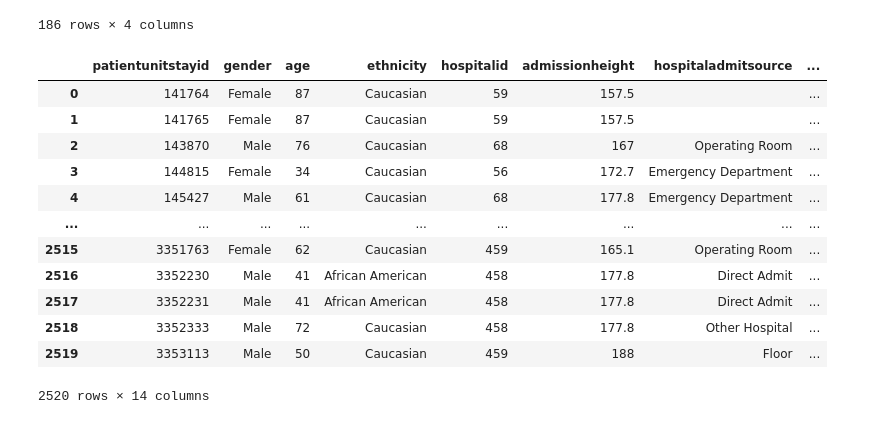
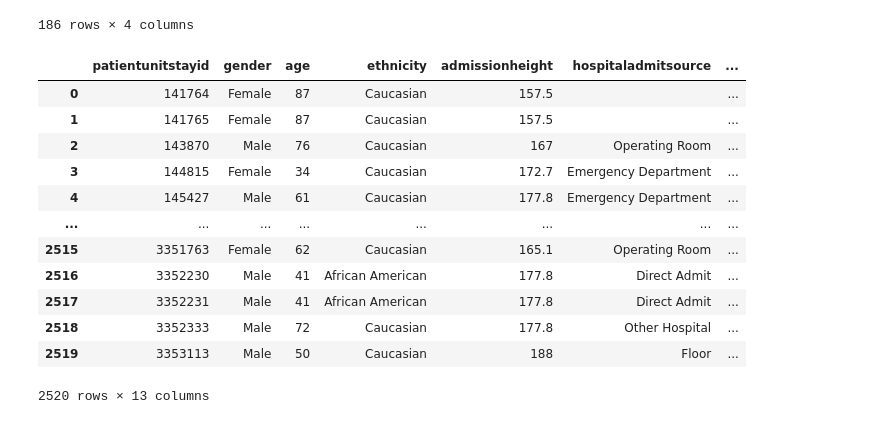
Before and after one commit to eduruiz00/dedalus-datathon, a Jupyter notebook: start.ipynb, the cells around one changed output. Saved outputs shown, nothing was run; the diff lists cells and outputs as text; code cells hidden in the pictures.

```diff
--- a/start.ipynb
+++ b/start.ipynb
@@ -15,5 +10,14 @@ Successfully installed numpy-1.23.0 pandas-1.4.3 pytz-2022.1
 # %%
 import sqlite3
-con = sqlite3.connect('data-mysqlite/eicu_v2_0_1.sqlite3')
+import gzip
+
+'''
+sqlite_doc = gzip.open('data-mysqlite/eicu_v2_0_1.sqlite3.gz', 'rb')
+file_content = sqlite_doc.read()
+'''
+data = gzip.GzipFile('data-mysqlite/eicu_v2_0_1.sqlite3.gz','r')
+d = data.read()
+
+con = sqlite3.connect(d)
 
 cur = con.cursor()
@@ -75,18 +69,19 @@ hospitals
 186 rows × 4 columns
 # %%
 input_information = pd.merge(input_information, hospitals, on="hospitalid", how="left")
+input_information = input_information.drop('hospitalid', axis=1)
 input_information
 # %% [output]
-|  | patientunitstayid | gender | age | ethnicity | hospitalid | admissionheight | hospitaladmitsource | ... |
-| 0 | 141764 | Female | 87 | Caucasian | 59 | 157.5 |  | ... |
-| 1 | 141765 | Female | 87 | Caucasian | 59 | 157.5 |  | ... |
-| 2 | 143870 | Male | 76 | Caucasian | 68 | 167 | Operating Room | ... |
-| 3 | 144815 | Female | 34 | Caucasian | 56 | 172.7 | Emergency Department | ... |
-| 4 | 145427 | Male | 61 | Caucasian | 68 | 177.8 | Emergency Department | ... |
-| ... | ... | ... | ... | ... | ... | ... | ... | ... |
-| 2515 | 3351763 | Female | 62 | Caucasian | 459 | 165.1 | Operating Room | ... |
-| 2516 | 3352230 | Male | 41 | African American | 458 | 177.8 | Direct Admit | ... |
-| 2517 | 3352231 | Male | 41 | African American | 458 | 177.8 | Direct Admit | ... |
-| 2518 | 3352333 | Male | 72 | Caucasian | 458 | 177.8 | Other Hospital | ... |
-| 2519 | 3353113 | Male | 50 | Caucasian | 459 | 188 | Floor | ... |
+|  | patientunitstayid | gender | age | ethnicity | admissionheight | hospitaladmitsource | ... |
+| 0 | 141764 | Female | 87 | Caucasian | 157.5 |  | ... |
+| 1 | 141765 | Female | 87 | Caucasian | 157.5 |  | ... |
+| 2 | 143870 | Male | 76 | Caucasian | 167 | Operating Room | ... |
+| 3 | 144815 | Female | 34 | Caucasian | 172.7 | Emergency Department | ... |
+| 4 | 145427 | Male | 61 | Caucasian | 177.8 | Emergency Department | ... |
+| ... | ... | ... | ... | ... | ... | ... | ... |
+| 2515 | 3351763 | Female | 62 | Caucasian | 165.1 | Operating Room | ... |
+| 2516 | 3352230 | Male | 41 | African American | 177.8 | Direct Admit | ... |
+| 2517 | 3352231 | Male | 41 | African American | 177.8 | Direct Admit | ... |
+| 2518 | 3352333 | Male | 72 | Caucasian | 177.8 | Other Hospital | ... |
+| 2519 | 3353113 | Male | 50 | Caucasian | 188 | Floor | ... |
-2520 rows × 14 columns
+2520 rows × 13 columns
```
Also changed, not shown: parts of 7 cells of this notebook.
